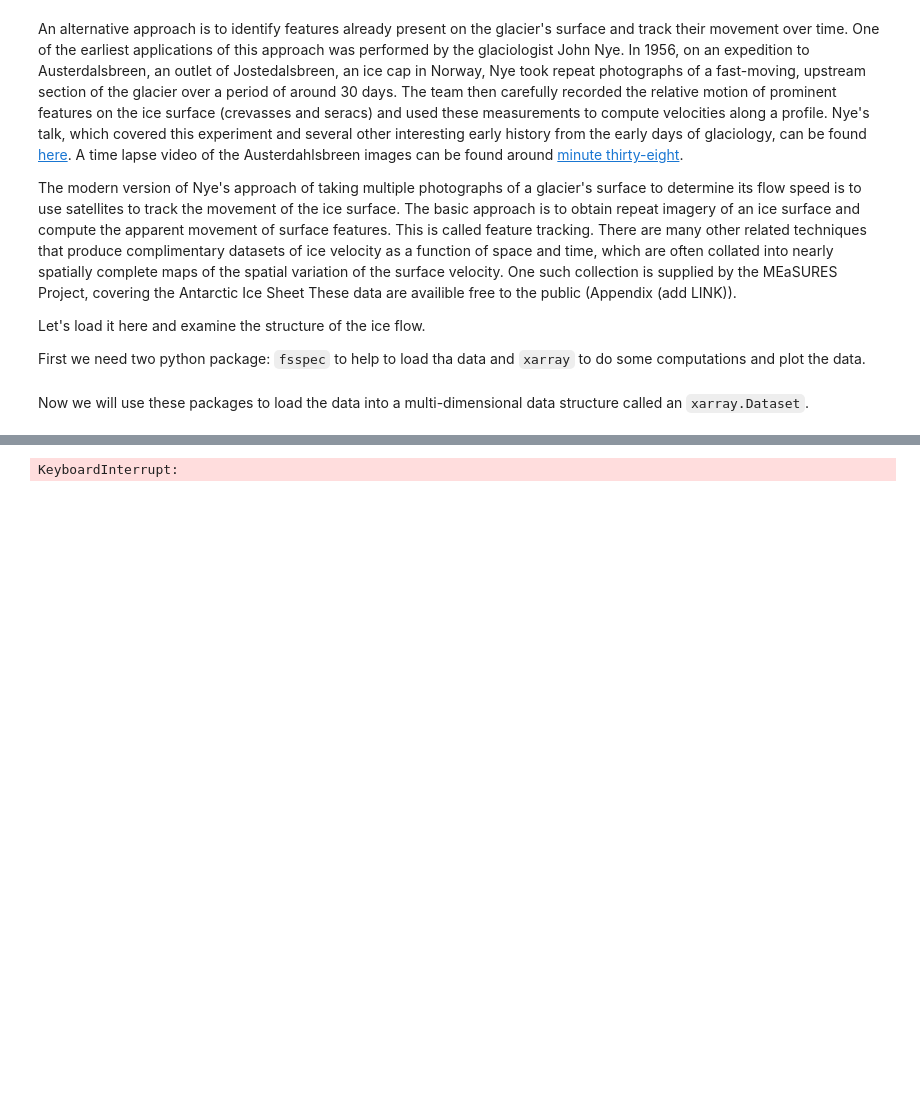
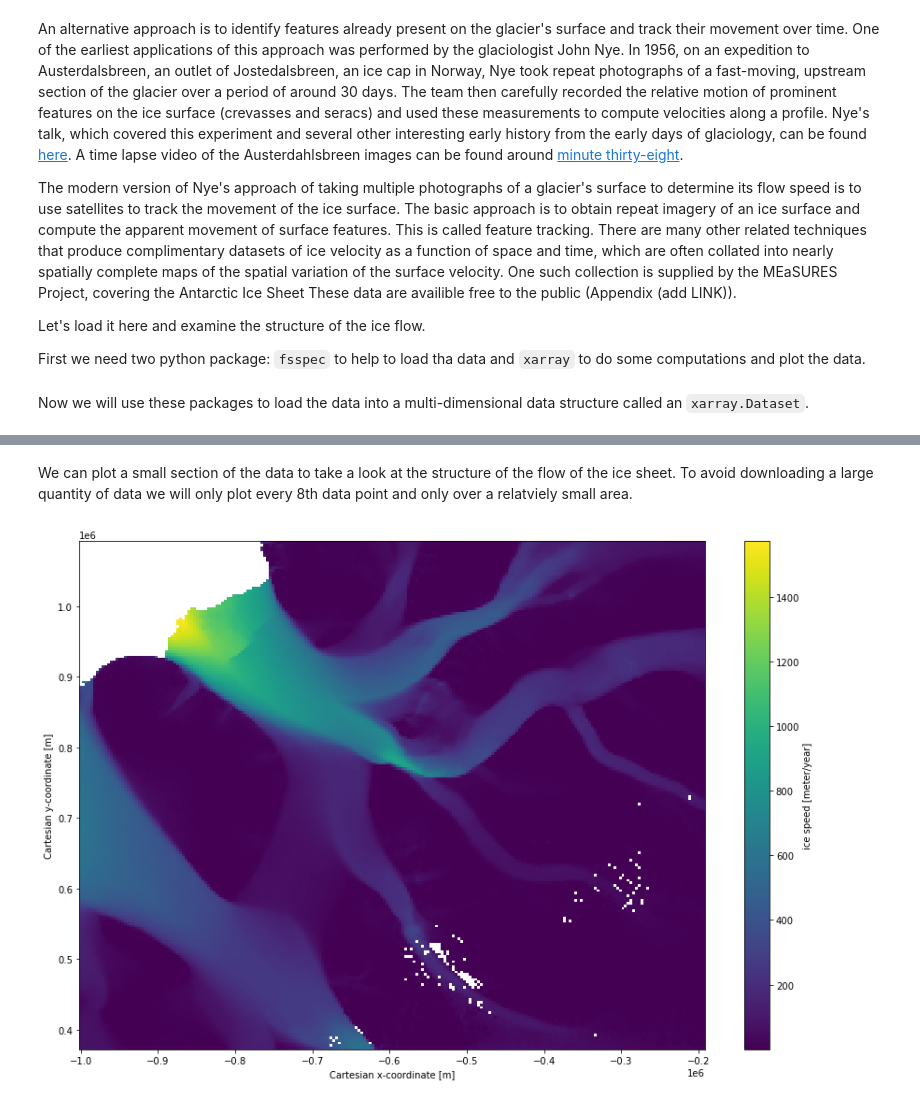
Before and after one commit to ldeo-glaciology/glaciology-intro-book, a Jupyter notebook: src/sections/ice_flow/antarctic-ice-flow.ipynb, the cells around one changed output, grey strips where cells are left out. Drawn from its saved outputs; the diff is of its cells as text; code cells hidden in the pictures; blank space fills up the shorter version.

```diff
--- a/src/sections/ice_flow/antarctic-ice-flow.ipynb
+++ b/src/sections/ice_flow/antarctic-ice-flow.ipynb
@@ -103,4 +108,7 @@ Attributes: (0)
+# %% [markdown]
+We can plot a small section of the data to take a look at the structure of the flow of the ice sheet. To avoid downloading a large quantity of data we will only plot every 8th data point and only over a relatviely small area.
 # %%
-speed.isel(x=slice(4500,5500,20), y = slice(4500,5500,20)).plot()
+speed_subset = speed.isel(x=slice(4000,5800,8), y = slice(3800,5400,8))
+speed_subset.plot(size=10);
 # %% [output]
-KeyboardInterrupt:
+[figure, added]
```
Also changed, not shown: parts of 9 cells of this notebook, 2 other files.
